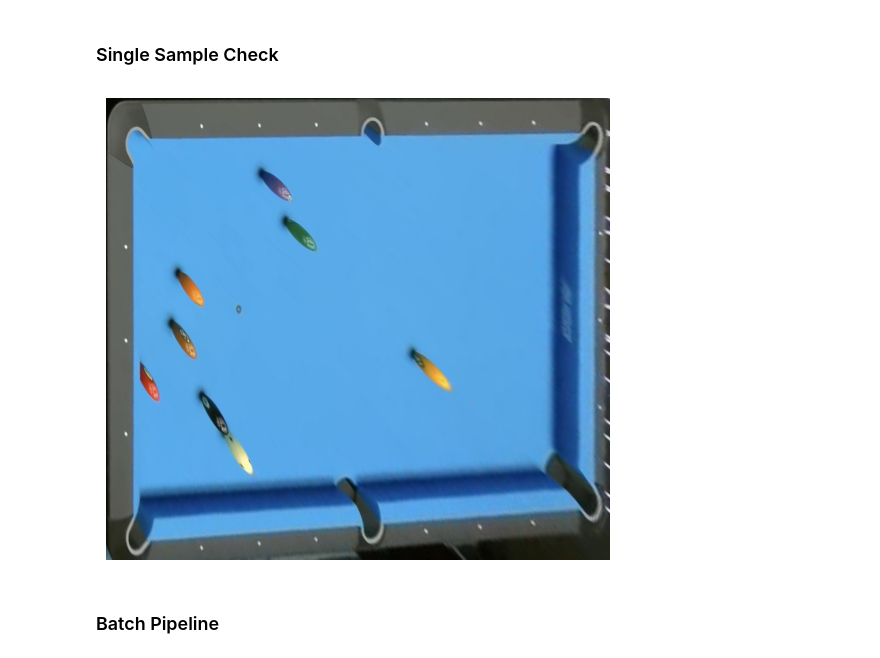
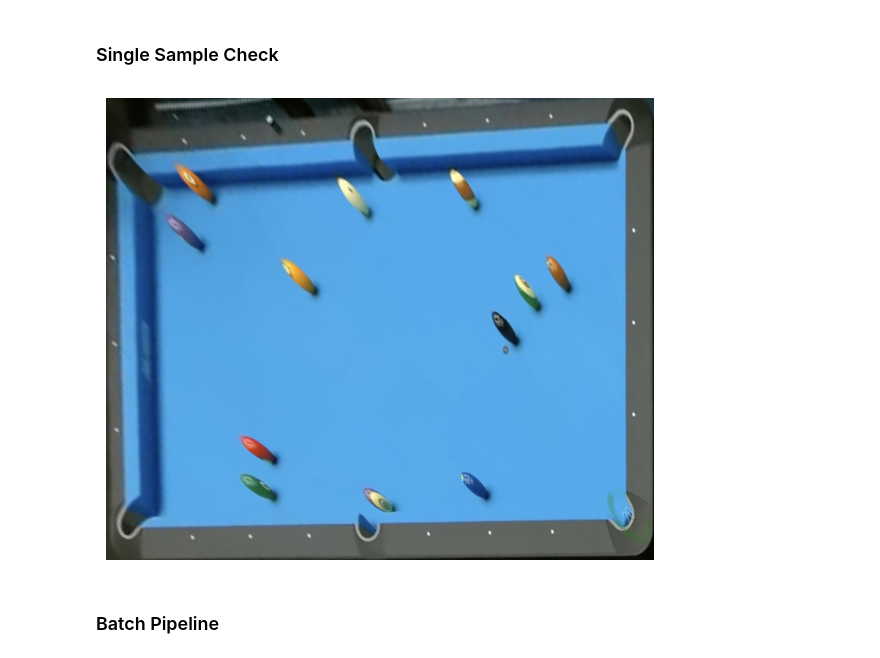
Before and after one commit to RuiCruz16/VC, a Jupyter notebook: Project/task1.ipynb, the cells around one changed output. Drawn from its saved outputs; the diff is of its cells as text; code cells hidden in the pictures.

```diff
--- a/Project/task1.ipynb
+++ b/Project/task1.ipynb
@@ -773,18 +792,18 @@ def get_top_view_image(img, debug=False):
 # %% [markdown]
 ### Single Sample Check
 # %%
-image_path = 'development_set/154_png.rf.9667f3add0f6a1d344745423a5d13882.jpg'
+image_path = 'development_set/4a_png.rf.a6bb5c5706fd8628eb53d34a122cf441.jpg'
 img = cv2.imread(image_path)
 
 border_top_view = get_top_view_image(img, debug=False)
 
 if border_top_view is not None:
     plt.figure(figsize=(10, 6))
     plt.imshow(border_top_view)
     plt.axis('off')
     plt.show()
 # %% [output]
-[figure, old version]
+[figure, new version]
 # %% [markdown]
 ### Batch Pipeline
 # %%
```
Also changed, not shown: parts of 1 cell of this notebook, 7 other files.
